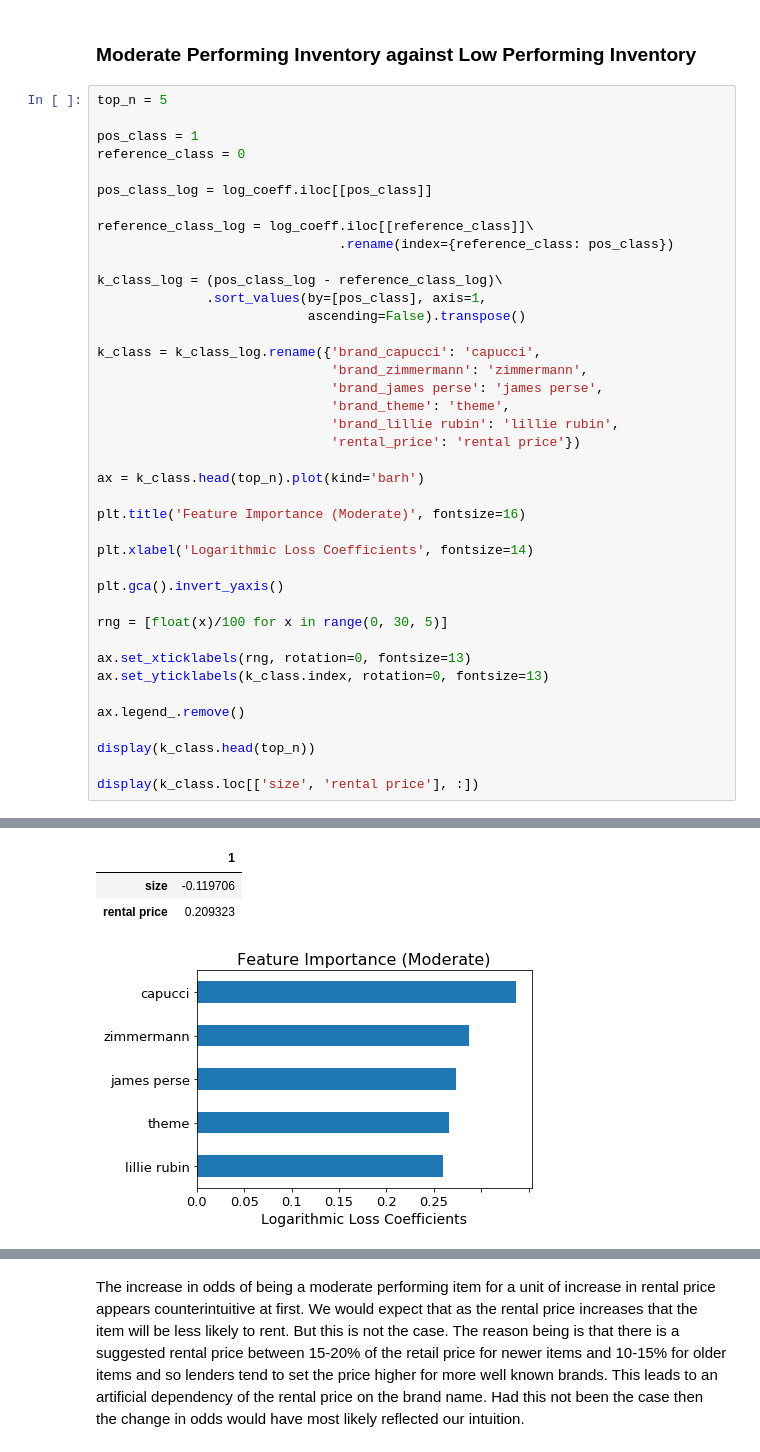
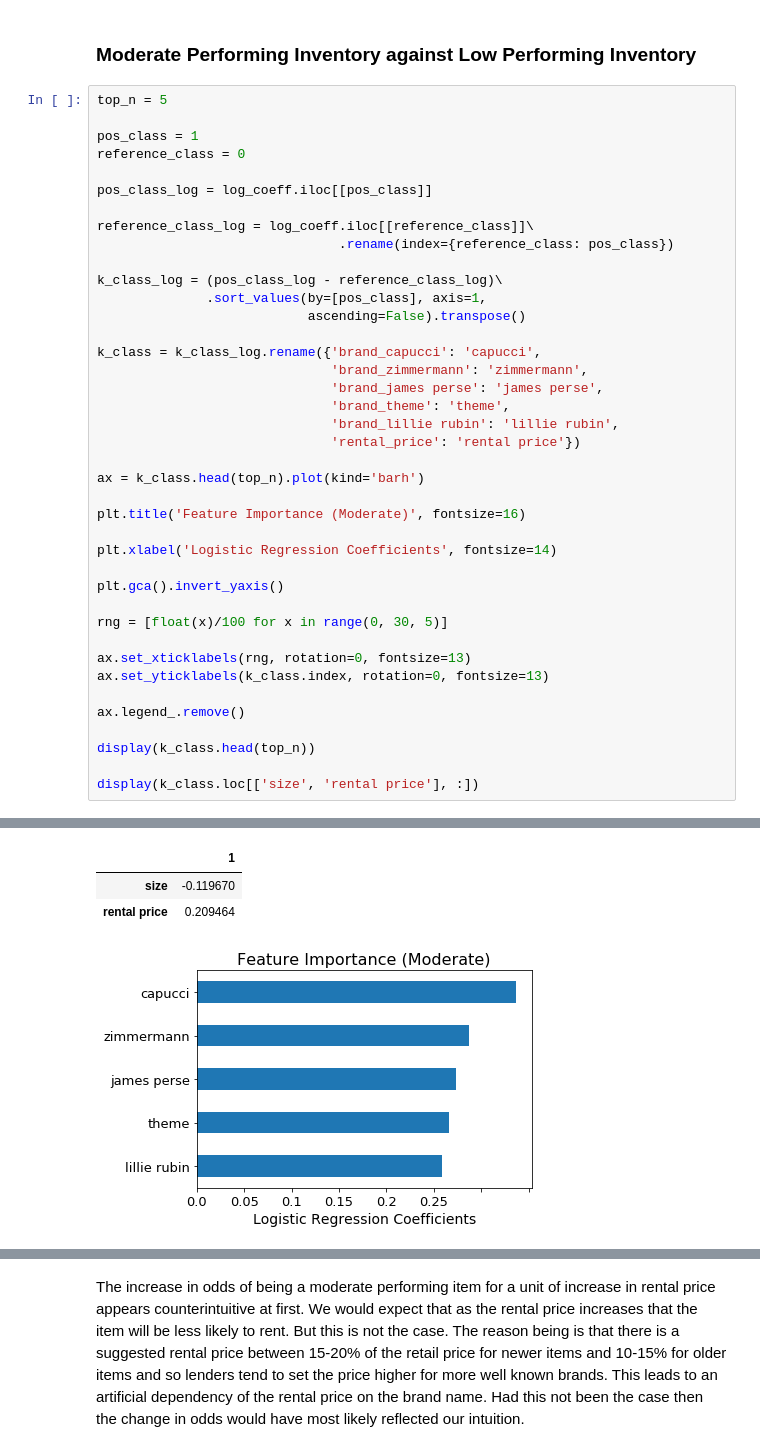
Before and after one commit to ecampana/borrow-my-style, a Jupyter notebook: model-performance.ipynb, the cells around one changed output, grey strips where cells are left out. Cells and saved outputs as stored; diff of their text form.

```diff
--- a/model-performance.ipynb
+++ b/model-performance.ipynb
@@ -671,7 +671,7 @@ ax = k_class.head(top_n).plot(kind='barh')
 
 plt.title('Feature Importance (Moderate)', fontsize=16)
 
-plt.xlabel('Logarithmic Loss Coefficients', fontsize=14)
+plt.xlabel('Logistic Regression Coefficients', fontsize=14)
 
 plt.gca().invert_yaxis()
 
@@ -695,7 +695,7 @@ display(k_class.loc[['size', 'rental price'], :])
 |  | 1 |
-| size | -0.119706 |
-| rental price | 0.209323 |
+| size | -0.119670 |
+| rental price | 0.209464 |
-[figure, old version]
+[figure, new version]
 # %%
 # In terms of Percentage change in odds
 
```
Also changed, not shown: parts of 6 cells of this notebook, 6 other files.
